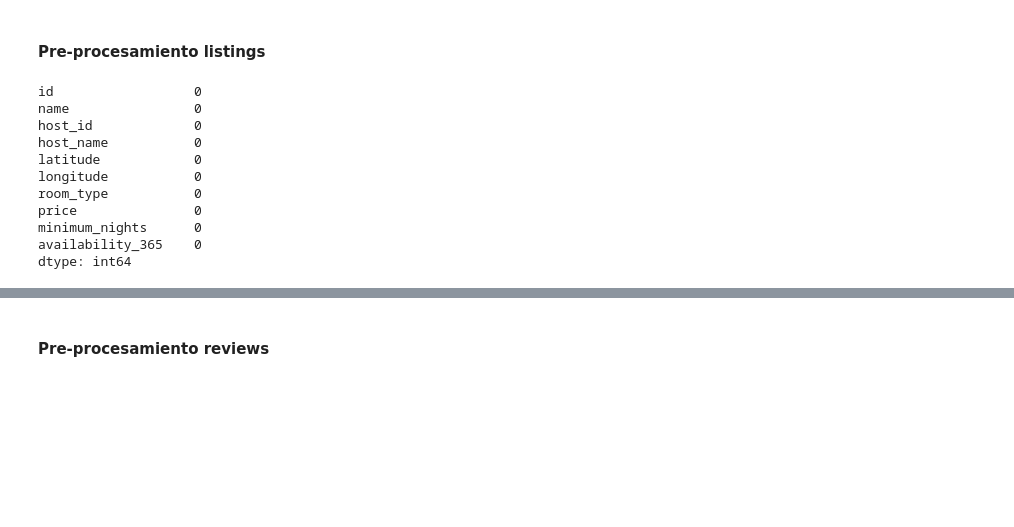
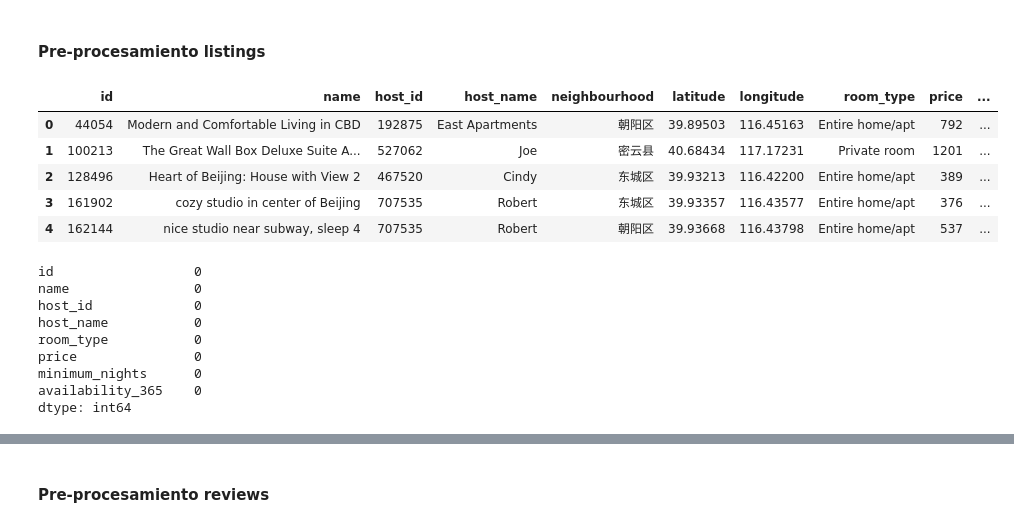
Before and after one commit to imcvis/Proyecto-Base-de-Datos, a Jupyter notebook: Pre-procesamiento.ipynb, the cells around one changed output, grey strips where cells are left out. Cells and saved outputs as stored; diff of their text form; code cells hidden in the pictures; blank space fills up the shorter version.

```diff
--- a/Pre-procesamiento.ipynb
+++ b/Pre-procesamiento.ipynb
@@ -16,9 +16,14 @@ print(listings.shape,reviews.shape,calendar.shape)
 # %% [markdown]
 #### Pre-procesamiento listings
-# %%
-listings['last_review']=listings['last_review'].replace(np.nan, 'No reviews', regex=True)
-listings=listings.drop(['neighbourhood','number_of_reviews','last_review','reviews_per_month',
-                        'calculated_host_listings_count'], axis=1)
+# %%
+listings.head(5)
+# %% [output]
+|  | id | name | host_id | host_name | neighbourhood | latitude | longitude | room_type | price | ... |
+| 0 | 44054 | Modern and Comfortable Living in CBD | 192875 | East Apartments | 朝阳区 | 39.89503 | 116.45163 | Entire home/apt | 792 | ... |
+| 1 | 100213 | The Great Wall Box Deluxe Suite A... | 527062 | Joe | 密云县 | 40.68434 | 117.17231 | Private room | 1201 | ... |
+| 2 | 128496 | Heart of Beijing: House with View 2 | 467520 | Cindy | 东城区 | 39.93213 | 116.42200 | Entire home/apt | 389 | ... |
+| 3 | 161902 | cozy studio in center of Beijing | 707535 | Robert | 东城区 | 39.93357 | 116.43577 | Entire home/apt | 376 | ... |
+| 4 | 162144 | nice studio near subway, sleep 4 | 707535 | Robert | 朝阳区 | 39.93668 | 116.43798 | Entire home/apt | 537 | ... |
 # %%
 listings.isna().sum()
 # %% [output]
@@ -26,8 +31,6 @@ id                  0
 name                0
 host_id             0
 host_name           0
-latitude            0
-longitude           0
 room_type           0
 price               0
 minimum_nights      0
```
Also changed, not shown: parts of 41 cells of this notebook, 10 other files.
